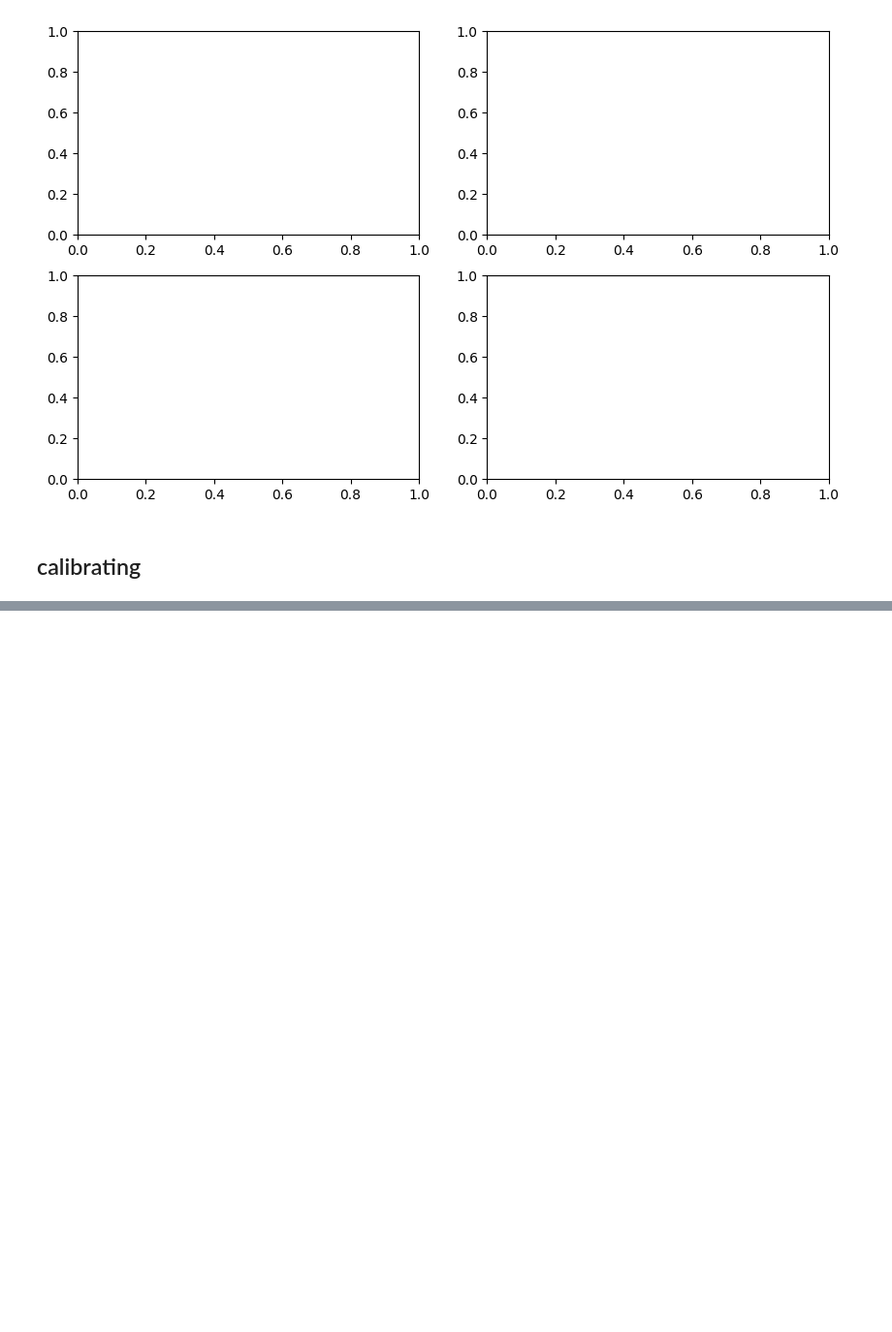
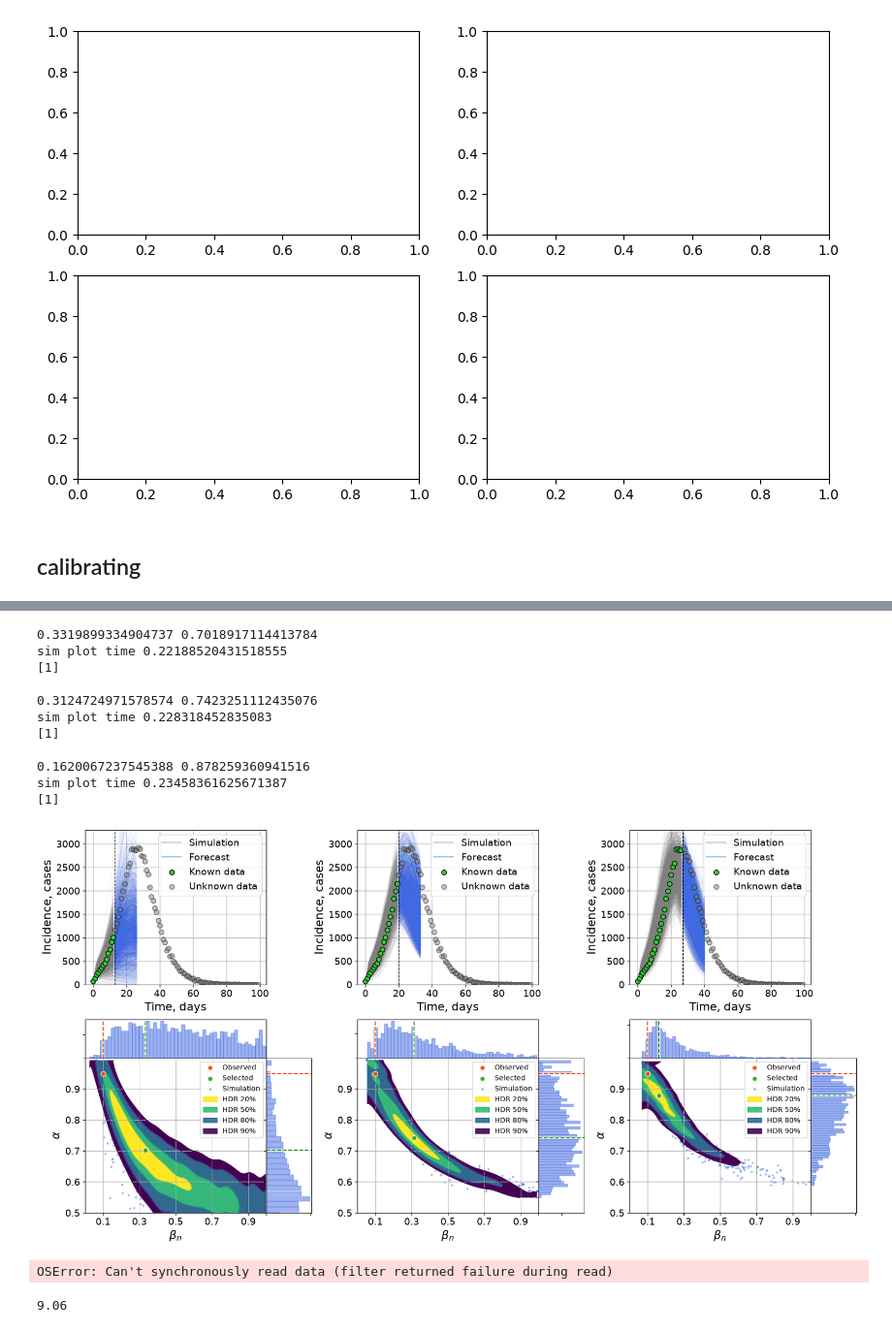
Before and after one commit to Mpkosh/hybrid-surrogate-mcp, a Jupyter notebook: examples.ipynb, the cells around one changed output, grey strips where cells are left out. Shown at 97% size. Drawn from its saved outputs; the diff is of its cells as text; code cells hidden in the pictures; blank space fills up the shorter version.

```diff
--- a/examples.ipynb
+++ b/examples.ipynb
@@ -393,0 +521,77 @@ array([-3.7471056e+00,  8.6801430e+01,  2.0272549e+02,  2.9139310e+02,
+# %%
+fig = plt.figure(figsize=(20,10))
+# adding gridspec
+gs = fig.add_gridspec(2, 3, hspace=0.2, width_ratios=[1,1,1],
+                     height_ratios=[1,1.25])
+
+# curves subplots
+gs00 = gs[0,0].subgridspec(1, 2, width_ratios=[4, 1],
+                           wspace=0.)
+gs01 = gs[0,1].subgridspec(1, 2, width_ratios=[4, 1],
+                          wspace=0.)
+gs02 = gs[0,2].subgridspec(1, 2, width_ratios=[4, 1],
+                          wspace=0.)
+
+# ufo subplots
+gs10 = gs[1,0].subgridspec(2, 2, wspace=0, hspace=0.,
+                        width_ratios=[4, 1],
+                        height_ratios=[1, 4])
+gs11 = gs[1,1].subgridspec(2, 2, wspace=0, hspace=0.,
+                        width_ratios=[4, 1],
+                        height_ratios=[1, 4])
+gs12 = gs[1,2].subgridspec(2, 2, wspace=0, hspace=0.,
+                        width_ratios=[4, 1],
+                        height_ratios=[1, 4])
+with_switch=np.array(False)
+with_df=np.array(False)
+n_hyb_runs=10
+num_runs=[1]
+frac=[1]
+gamma = 0.3
+delta=0.2
+n_nodes=100000
+network_params=[with_switch,num_runs,frac,
+                gamma,delta,n_nodes,top,koeff,shift]
+
+idata14 = az.from_netcdf(folder+f"ba_hyb_600_3_pred_14_eps_500.nc")
+idata7 = az.from_netcdf(folder+f"ba_hyb_600_3_pred_7_eps_500.nc")
+idata0 = az.from_netcdf(folder+f"ba_hyb_600_3_pred_p.nc")
+k=3
+for gs_0i, gs_1i, idata_i in zip([gs00,gs01,gs02][:k],
+                                 [gs10,gs11,gs12][:k],
+                         [idata14,idata7,idata0][:k]):
+
+    ax_curves = fig.add_subplot(gs_0i[0])
+
+    ax_up = fig.add_subplot(gs_1i[0])
+    ax_scatter = fig.add_subplot(gs_1i[2], sharex=ax_up)
+    ax_right = fig.add_subplot(gs_1i[3], sharey=ax_scatter)
+
+    plot_funcs.plot_calib(observed_data, idata_i,
+                   true_tau, true_alpha,
+                   network_params, pred=True,
+                         ax_curves=[ax_curves],
+                         ax_kde=[ax_up,ax_scatter,ax_right])
+
+#plt.savefig(f'results/ba_pred_eps1000.pdf', format='pdf', bbox_inches='tight')
+# %% [output]
+0.3319899334904737 0.7018917114413784
+sim plot time 0.22188520431518555
+[1]
+
+0.3124724971578574 0.7423251112435076
+sim plot time 0.228318452835083
+[1]
+
+0.1620067237545388 0.878259360941516
+sim plot time 0.23458361625671387
+[1]
+[figure, added]
+# %%
+az.from_netcdf("hybrid_surr/calibr/ba_hyb_600_3_pred_27_eps_500.nc")
+# %% [output]
+OSError: Can't synchronously read data (filter returned failure during read)
+# %%
+32616/60/60
+# %% [output]
+9.06
```
Also changed, not shown: parts of 15 cells of this notebook, 13 other files.
